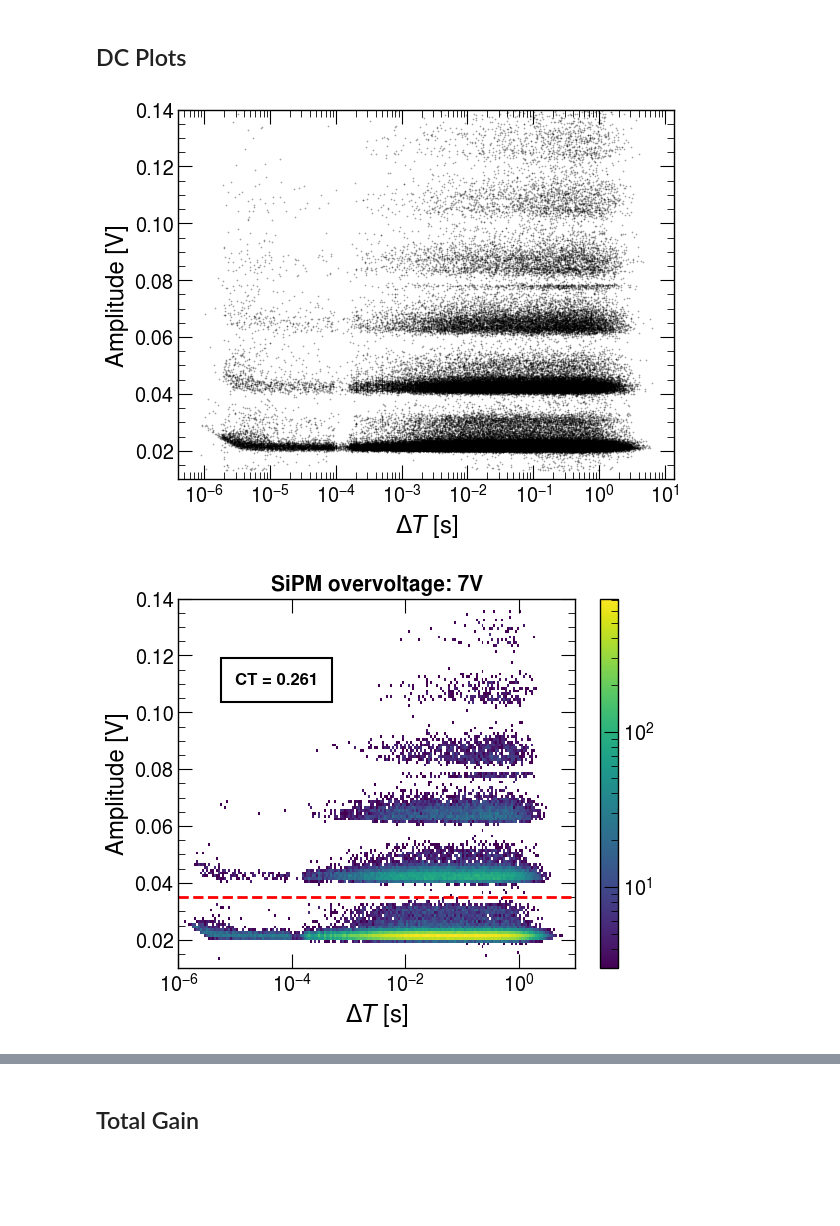
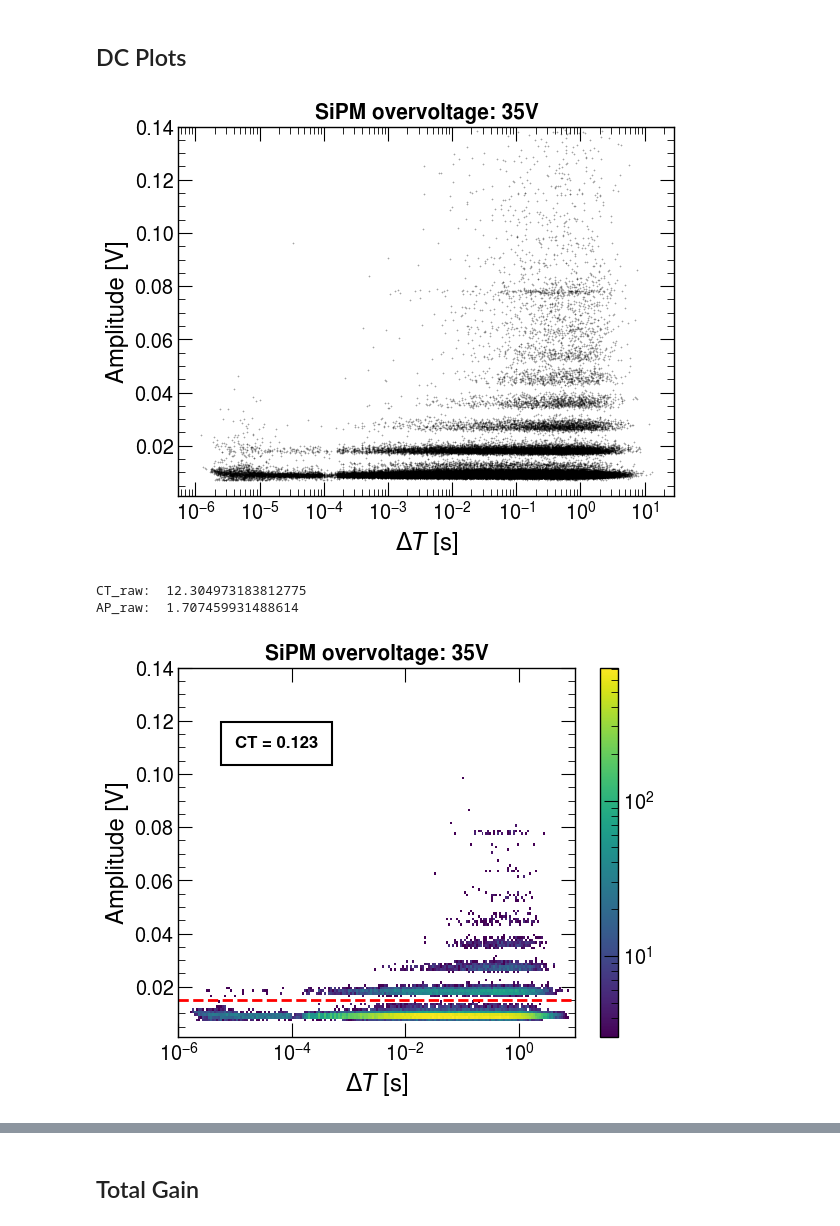
Before and after one commit to rodralva/DARK_CURRENT_FBK, a Jupyter notebook: final_plots.ipynb, the cells around one changed output, grey strips where cells are left out. Drawn from its saved outputs; the diff is of its cells as text; code cells hidden in the pictures; blank space fills up the shorter version.

```diff
--- a/final_plots.ipynb
+++ b/final_plots.ipynb
@@ -18,7 +18,7 @@ import pandas as pd
 # %%
 DEBUG=False
 
-def get_data_at_OV(OV):
+def get_data_at_OV(OV,merged=True):
 
     # Define the folder path
     folder_path = 'data'
@@ -43,19 +43,27 @@ def get_data_at_OV(OV):
 
     # Concatenate the DataFrames into a single DataFrame
     combined_df = pd.concat(dfs, ignore_index=True)
-    return combined_df
+    if not merged: return dfs
+    else:          return combined_df
 # %%
 %matplotlib inline
 # OVs      = [35,45,7]
 # low_lims = [0.005,0.007,0.014]
 
+
+OVs      = [35]
+low_lims = [0.007]
+CT_lim=0.015
+
 # OVs      = [45]
-# low_lims = [0.005]
+# low_lims = [0.010]
 # CT_lim=0.022
 
-OVs      = [7]
-low_lims = [0.013]
-CT_lim=0.035
+# OVs      = [7]
+# low_lims = [0.013]
+# CT_lim=0.035
+
+AP_lim = 2*10**(-5)
 
 
 for ov,low_lim in zip(OVs,low_lims):
@@ -66,35 +74,43 @@ for ov,low_lim in zip(OVs,low_lims):
     y=combined_df["Amplitude"].array
 
     x=x[y>low_lim]
     y=y[y>low_lim]
 
     plt.figure()
     plt.plot(x,y,'s',markersize=0.1,linestyle='None',color='black')
     plt.semilogx()
-    plt.ylim(0.01,0.14)
+    plt.ylim(0.001,0.14)
     plt.ylabel('Amplitude [V]')
     plt.xlabel('$\Delta T$ [s]')
+    plt.title("SiPM overvoltage: "+str(ov)+'V',fontsize=15,fontweight='bold')
 
     plt.show()
 
     plt.figure()
 
     rx=np.logspace(-6,1,200)
     ry=np.arange(0,0.2,0.001)
 
     plt.hist2d(x, y, bins=[rx,ry], cmap='viridis',cmin=3, norm=mcolors.LogNorm())
-    plt.ylim(0.01,0.14)
+    plt.ylim(0.001,0.14)
+
     plt.colorbar()
     plt.semilogx()
     plt.ylabel('Amplitude [V]')
     plt.xlabel('$\Delta T$ [s]')
 
+    CT_raw=sum((y>CT_lim) * (y<0.12) )/len(y)
+    AP_raw=sum(x<AP_lim)/sum((x>AP_lim)*(y<CT_lim))
+
+    print("CT_raw: ",CT_raw*100)
+    print("AP_raw: ",AP_raw*100)
     plt.hlines(CT_lim,0.000001,10,linestyle='--',color='red')
-    CT_raw=sum((y>CT_lim) * (y<0.12) )/len(y)
     plt.text(0.00001,0.11,'CT = '+str(round(CT_raw,3)),color='black',fontsize=12,fontweight='bold',bbox={'edgecolor': 'black',"facecolor":"white",'pad': 10})
 
     plt.title("SiPM overvoltage: "+str(ov)+'V',fontsize=15,fontweight='bold')
     plt.show()
 # %% [output]
-[figure, old version]
+[figure, new version]
+CT_raw:  12.304973183812775
+AP_raw:  1.707459931488614
-[figure, old version]
+[figure, new version]
```
Also changed, not shown: parts of 6 cells of this notebook, 3 other files.
